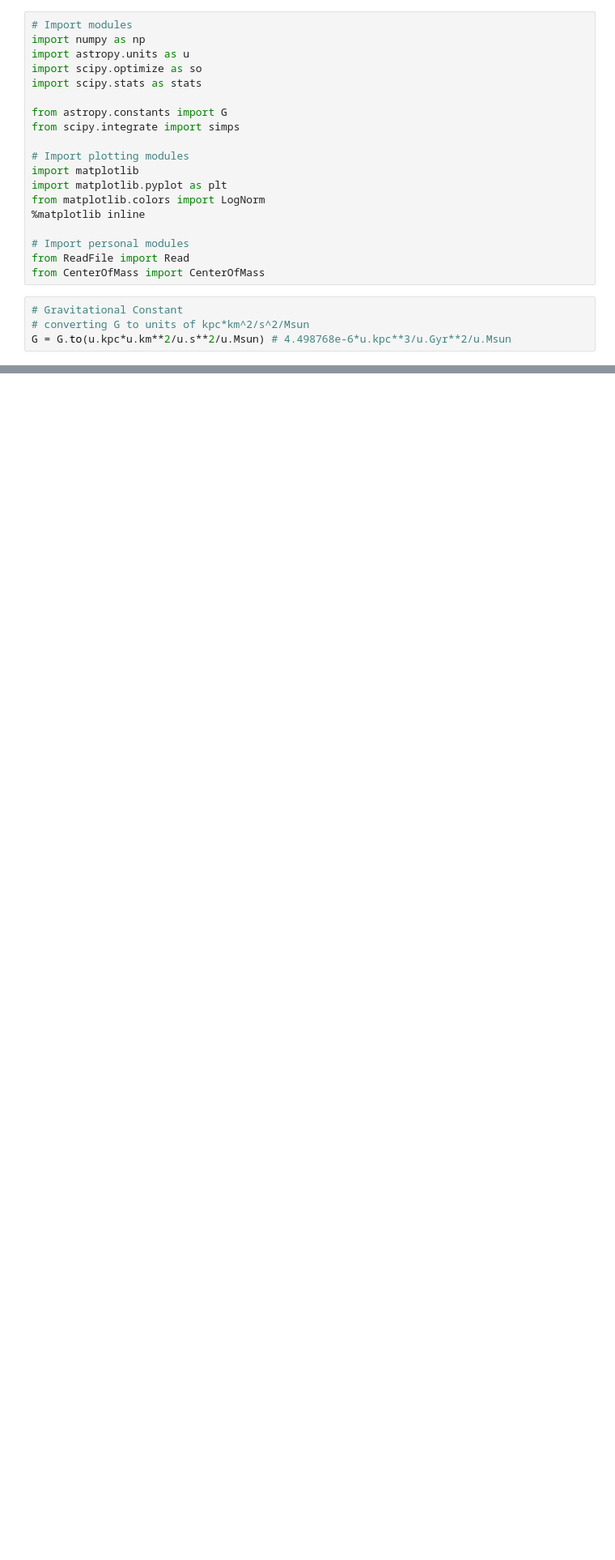
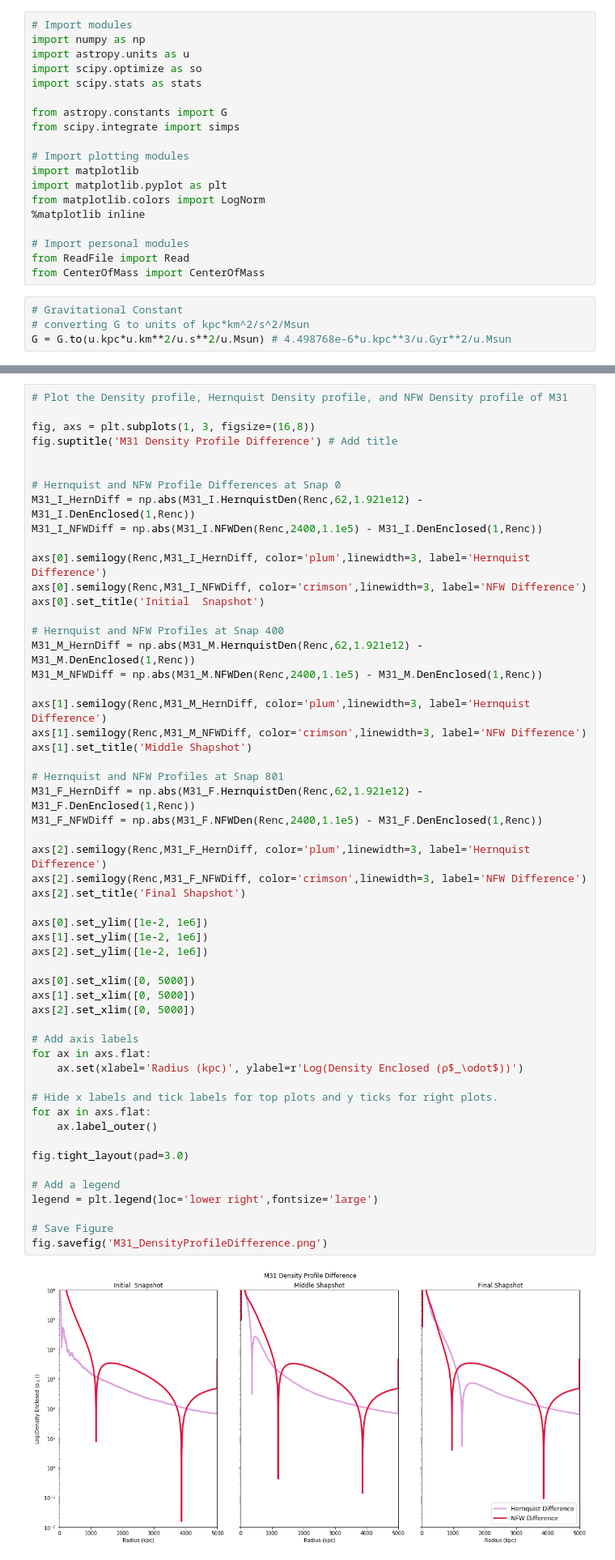
Before and after one commit to 747RL/400B_Lewis, a Jupyter notebook: Research Assignment/ResearchAssignment_7/ResearchAssignment_7.ipynb, the cells around one changed output, grey strips where cells are left out. Shown at 81% size. Saved outputs shown, nothing was run; the diff lists cells and outputs as text; blank space fills up the shorter version.

```diff
--- a/Research Assignment/ResearchAssignment_7/ResearchAssignment_7.ipynb
+++ b/Research Assignment/ResearchAssignment_7/ResearchAssignment_7.ipynb
@@ -589 +653,57 @@ legend = plt.legend(loc='lower right',fontsize='large')
+# %%
+# Plot the Density profile, Hernquist Density profile, and NFW Density profile of M31
+
+fig, axs = plt.subplots(1, 3, figsize=(16,8))
+fig.suptitle('M31 Density Profile Difference') # Add title
+
+
+# Hernquist and NFW Profile Differences at Snap 0
+M31_I_HernDiff = np.abs(M31_I.HernquistDen(Renc,62,1.921e12) - M31_I.DenEnclosed(1,Renc))
+M31_I_NFWDiff = np.abs(M31_I.NFWDen(Renc,2400,1.1e5) - M31_I.DenEnclosed(1,Renc))
+
+axs[0].semilogy(Renc,M31_I_HernDiff, color='plum',linewidth=3, label='Hernquist Difference')
+axs[0].semilogy(Renc,M31_I_NFWDiff, color='crimson',linewidth=3, label='NFW Difference')
+axs[0].set_title('Initial  Snapshot')
+
+# Hernquist and NFW Profiles at Snap 400
+M31_M_HernDiff = np.abs(M31_M.HernquistDen(Renc,62,1.921e12) - M31_M.DenEnclosed(1,Renc))
+M31_M_NFWDiff = np.abs(M31_M.NFWDen(Renc,2400,1.1e5) - M31_M.DenEnclosed(1,Renc))
+
+axs[1].semilogy(Renc,M31_M_HernDiff, color='plum',linewidth=3, label='Hernquist Difference')
+axs[1].semilogy(Renc,M31_M_NFWDiff, color='crimson',linewidth=3, label='NFW Difference')
+axs[1].set_title('Middle Shapshot')
+
+# Hernquist and NFW Profiles at Snap 801
+M31_F_HernDiff = np.abs(M31_F.HernquistDen(Renc,62,1.921e12) - M31_F.DenEnclosed(1,Renc))
+M31_F_NFWDiff = np.abs(M31_F.NFWDen(Renc,2400,1.1e5) - M31_F.DenEnclosed(1,Renc))
+
+axs[2].semilogy(Renc,M31_F_HernDiff, color='plum',linewidth=3, label='Hernquist Difference')
+axs[2].semilogy(Renc,M31_F_NFWDiff, color='crimson',linewidth=3, label='NFW Difference')
+axs[2].set_title('Final Shapshot')
+
+axs[0].set_ylim([1e-2, 1e6])
+axs[1].set_ylim([1e-2, 1e6])
+axs[2].set_ylim([1e-2, 1e6])
+
+axs[0].set_xlim([0, 5000])
+axs[1].set_xlim([0, 5000])
+axs[2].set_xlim([0, 5000])
+
+# Add axis labels
+for ax in axs.flat:
+    ax.set(xlabel='Radius (kpc)', ylabel=r'Log(Density Enclosed (ρ$_\odot$))')
+
+# Hide x labels and tick labels for top plots and y ticks for right plots.
+for ax in axs.flat:
+    ax.label_outer()
+
+fig.tight_layout(pad=3.0)
+
+# Add a legend
+legend = plt.legend(loc='lower right',fontsize='large')
+
+# Save Figure
+fig.savefig('M31_DensityProfileDifference.png')
+# %% [output]
+[figure, added]
 # %%
```
Also changed, not shown: parts of 17 cells of this notebook, 7 other files.
